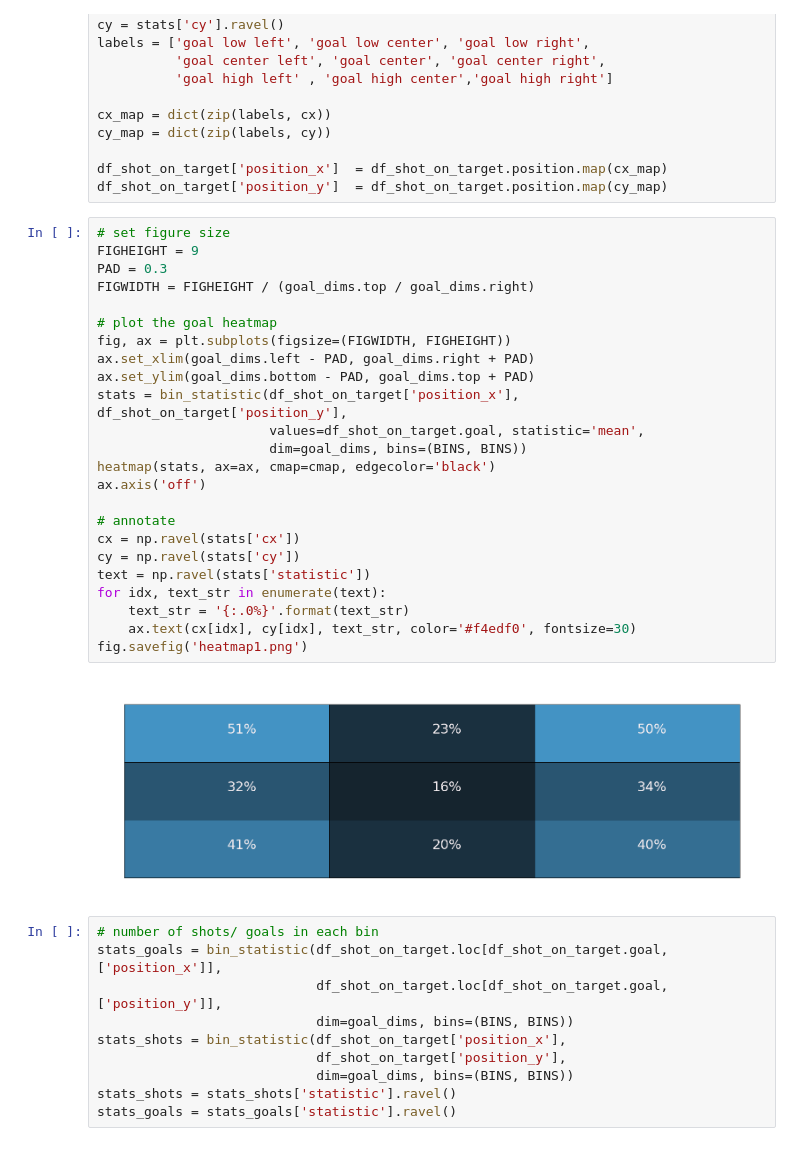
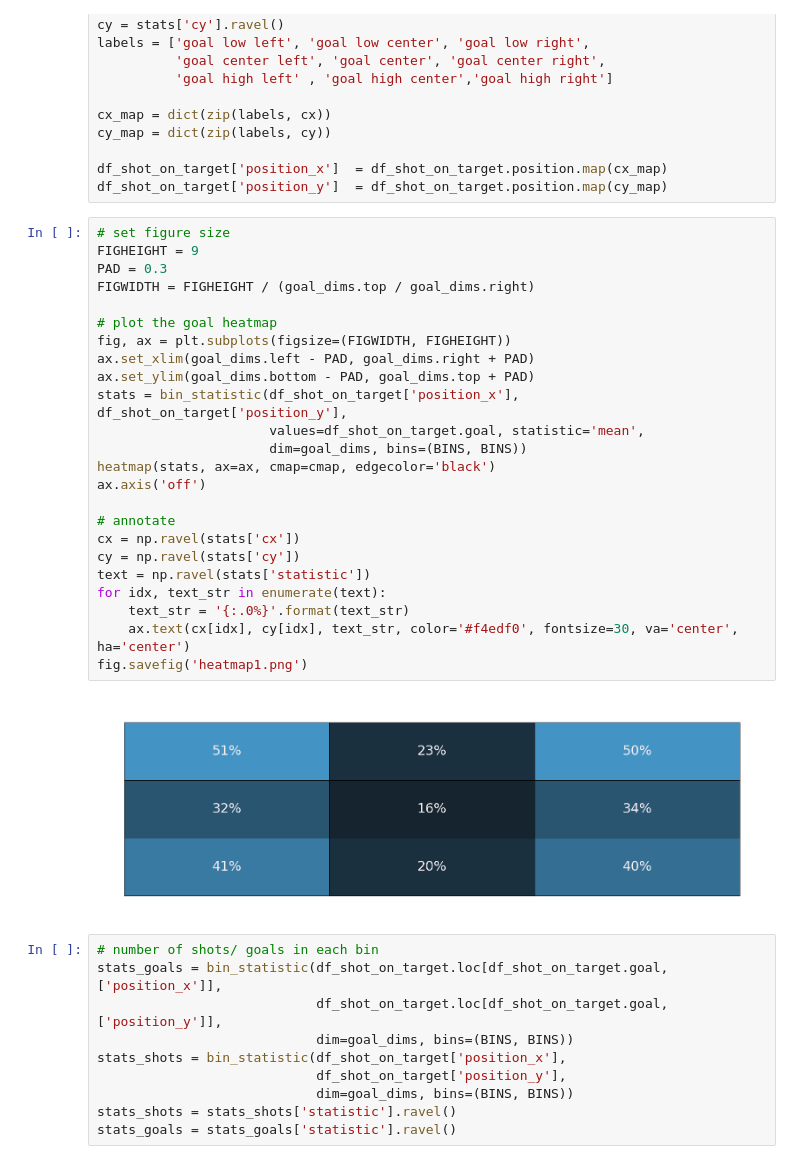
Before and after one commit to andrewRowlinson/data-science, a Jupyter notebook: football/goal_heatmap.ipynb, the cells around one changed output. Cells and saved outputs as stored; diff of their text form.

Commit message:
plotted text in center for goal heatmap

```diff
--- a/football/goal_heatmap.ipynb
+++ b/football/goal_heatmap.ipynb
@@ -43,29 +43,29 @@ df_shot_on_target['position_y']  = df_shot_on_target.position.map(cy_map)
 # %%
 # set figure size
 FIGHEIGHT = 9
 PAD = 0.3
 FIGWIDTH = FIGHEIGHT / (goal_dims.top / goal_dims.right)
 
 # plot the goal heatmap
 fig, ax = plt.subplots(figsize=(FIGWIDTH, FIGHEIGHT))
 ax.set_xlim(goal_dims.left - PAD, goal_dims.right + PAD)
 ax.set_ylim(goal_dims.bottom - PAD, goal_dims.top + PAD)
 stats = bin_statistic(df_shot_on_target['position_x'], df_shot_on_target['position_y'],
                       values=df_shot_on_target.goal, statistic='mean',
                       dim=goal_dims, bins=(BINS, BINS))
 heatmap(stats, ax=ax, cmap=cmap, edgecolor='black')
 ax.axis('off')
 
 # annotate
 cx = np.ravel(stats['cx'])
 cy = np.ravel(stats['cy'])
 text = np.ravel(stats['statistic'])
 for idx, text_str in enumerate(text):
     text_str = '{:.0%}'.format(text_str)
-    ax.text(cx[idx], cy[idx], text_str, color='#f4edf0', fontsize=30)
+    ax.text(cx[idx], cy[idx], text_str, color='#f4edf0', fontsize=30, va='center', ha='center')
 fig.savefig('heatmap1.png')
 # %% [output]
-[figure, old version]
+[figure, new version]
 # %%
 # number of shots/ goals in each bin
 stats_goals = bin_statistic(df_shot_on_target.loc[df_shot_on_target.goal, ['position_x']],
```
